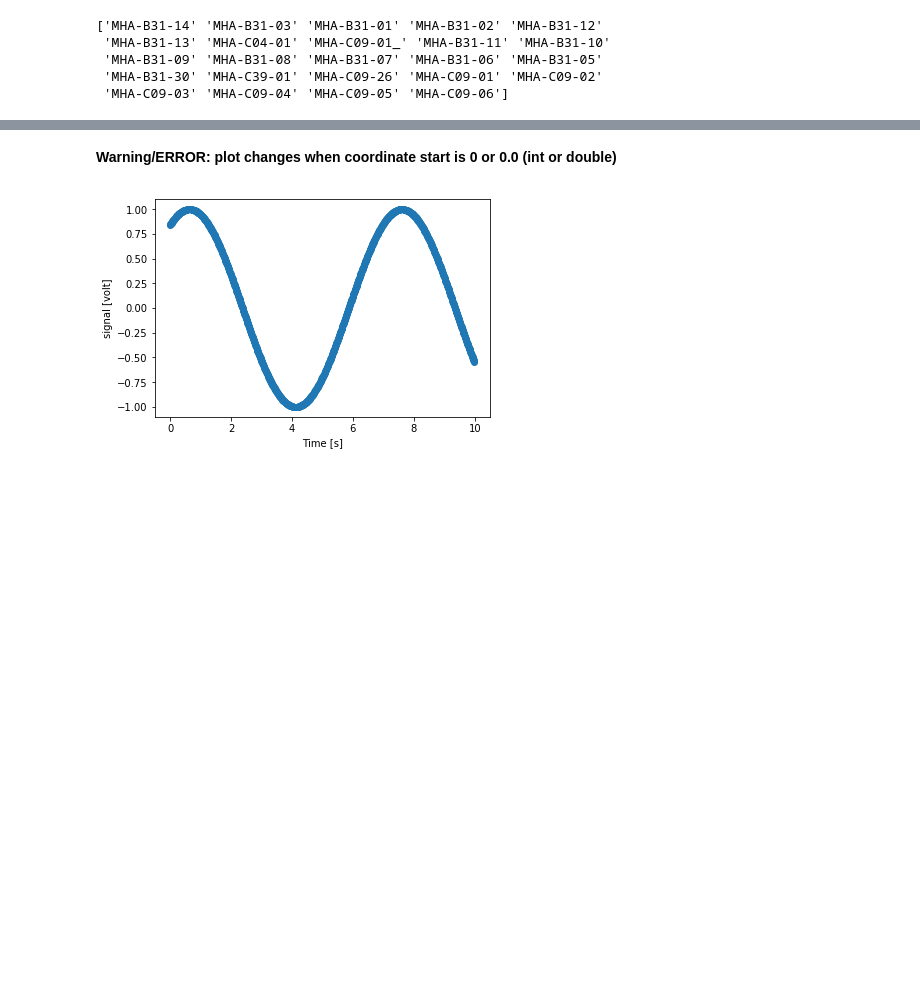
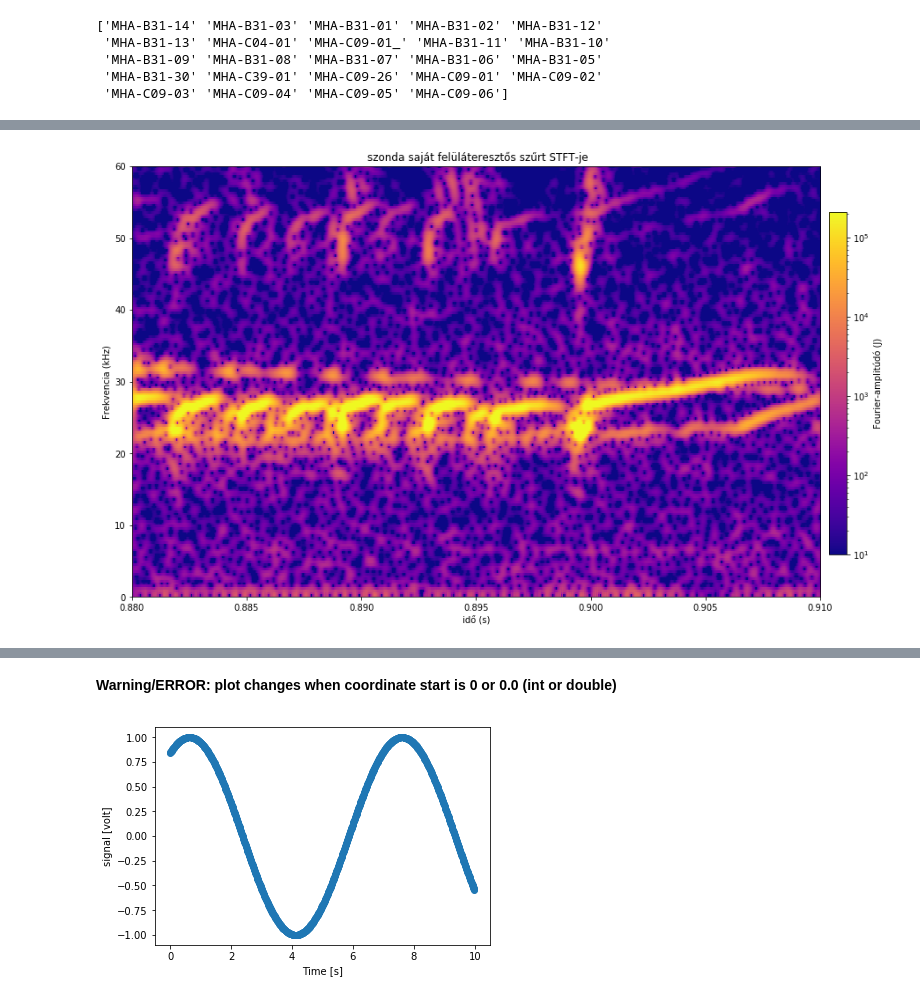
Before and after one commit to martonvavrik/fusion_research, a Jupyter notebook: Flap storage.ipynb, the cells around one changed output, grey strips where cells are left out. Saved outputs shown, nothing was run; the diff lists cells and outputs as text; code cells hidden in the pictures; blank space fills up the shorter version.

```diff
--- a/Flap storage.ipynb
+++ b/Flap storage.ipynb
@@ -174,0 +265,27 @@ flap.list_data_objects(sliced_object)
+# %%
+#%%script false
+shot = ""
+
+colornorm=colors.LogNorm(vmin=z_win_fft.min()*40000000, vmax=z_win_fft.max()/10)
+logax = np.linspace(int(np.log10(z_win_fft.min())),int(np.log10(z_win_fft.max())),int(np.log10(z_win_fft.max()))-int(np.log10(z_win_fft.min()))+1)
+logax = 10**logax
+fig, ax = plt.subplots(figsize=(14,9))
+img = plt.imshow(np.transpose(z_win_fft),cmap='plasma',  aspect='auto', extent=[min_t,max_t,nyquist/1000,0], norm=colornorm)#interpolation='gaussian',*30000000/4
+#plt.title('39424-es kisülés, J051-es szonda STFT-je')
+plt.title(shot+' szonda saját felüláteresztős szűrt STFT-je')
+#plt.title('AUGD 34924, B31-40-es szonda STFT-je')
+plt.ylabel('Frekvencia (kHz)')
+plt.xlabel('idő (s)')#('time (s)')
+plt.ylim(0,60)
+#plt.xlim(1.9,2.4)
+plt.subplots_adjust(right=0.90)
+#plt.gca().invert_yaxis()
+cbar=plt.colorbar(img,cax=plt.axes([0.91, 0.2, 0.02, 0.6]),ticks=None)
+cbar.set_label('Fourier-amplitúdó (J)')
+#cbar.set_ticks(logax)
+plt.savefig(shot+' '+str(min_t)+'-'+str(max_t)+' stft.pdf')#34924_40
+plt.show()
+
+#change plt to custom plotid
+# %% [output]
+[figure, added]
```
Also changed, not shown: parts of 30 cells of this notebook.
